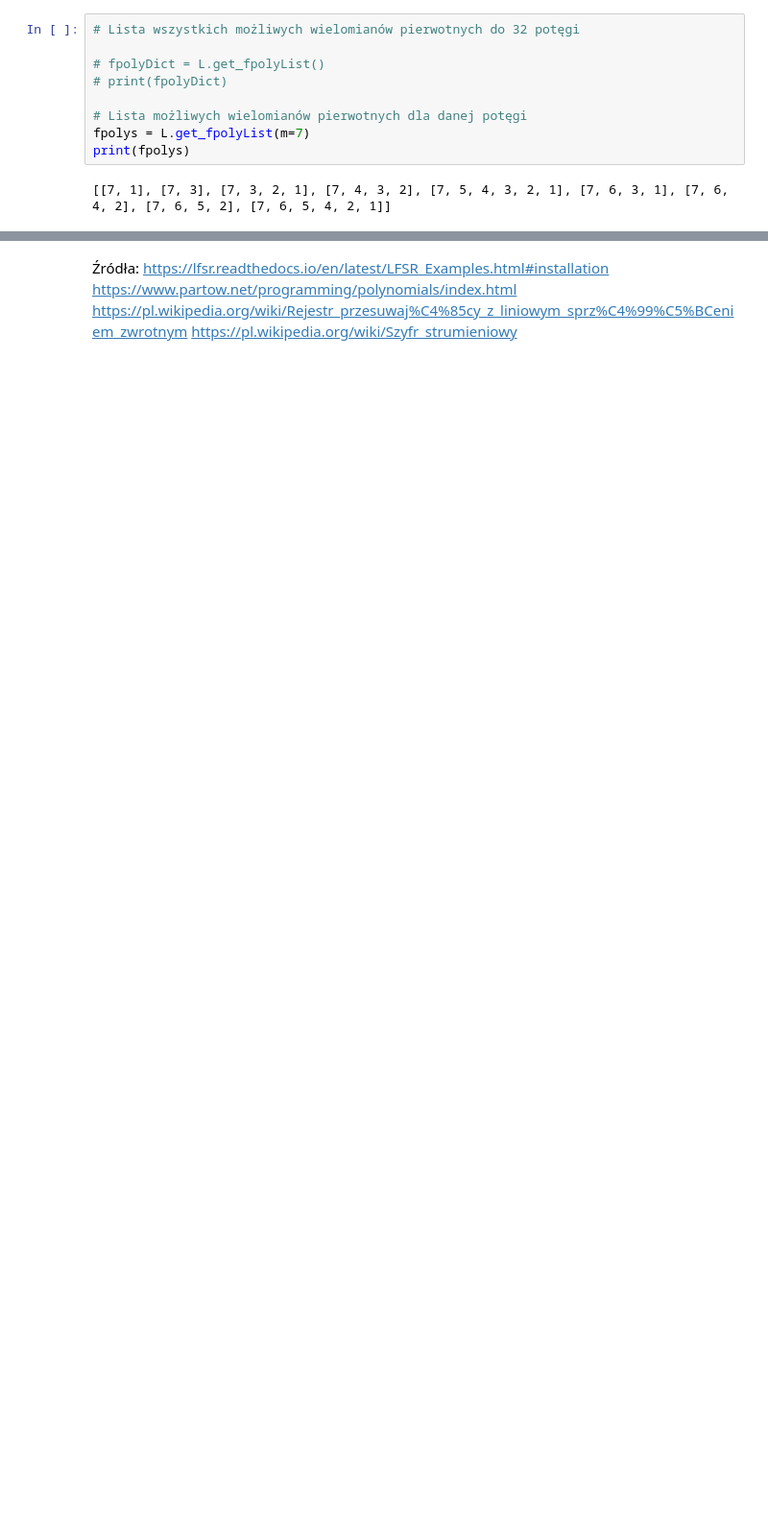
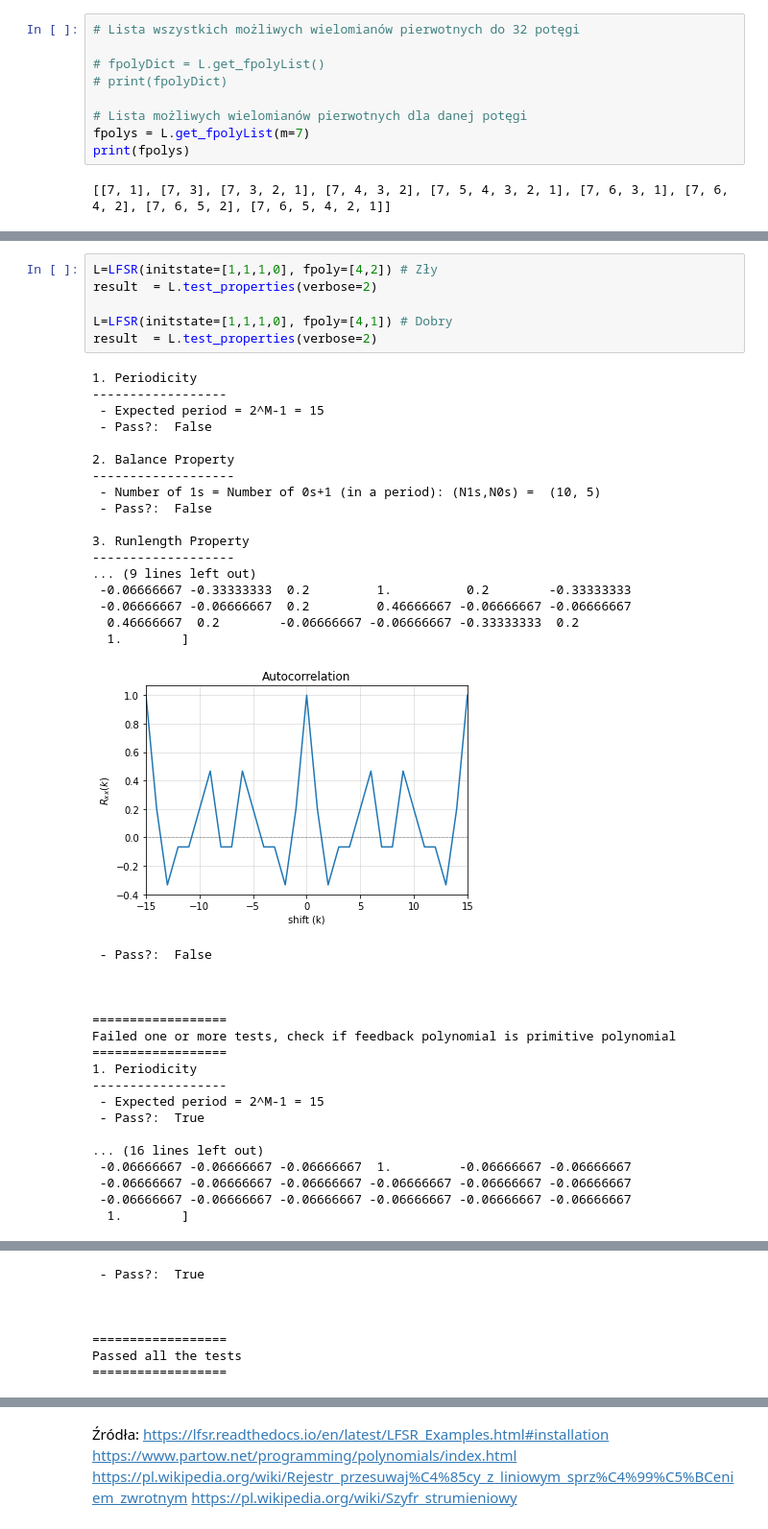
Before and after one commit to Kollbii/agh-lfsr-didactic-library, a Jupyter notebook: edu.ipynb, the cells around one changed output, grey strips where cells are left out. Shown: that part at 96% size. Saved outputs shown, nothing was run; the diff lists cells and outputs as text; blank space fills up the shorter version.

```diff
--- a/edu.ipynb
+++ b/edu.ipynb
@@ -111,0 +177,42 @@ number of 1s:  8
+# %%
+L=LFSR(initstate=[1,1,1,0], fpoly=[4,2]) # Zły
+result  = L.test_properties(verbose=2)
+
+L=LFSR(initstate=[1,1,1,0], fpoly=[4,1]) # Dobry
+result  = L.test_properties(verbose=2)
+# %% [output]
+1. Periodicity
+------------------
+ - Expected period = 2^M-1 = 15
+ - Pass?:  False
+
+2. Balance Property
+-------------------
+ - Number of 1s = Number of 0s+1 (in a period): (N1s,N0s) =  (10, 5)
+ - Pass?:  False
+
+3. Runlength Property
+-------------------
+... (9 lines left out)
+ -0.06666667 -0.33333333  0.2         1.          0.2        -0.33333333
+ -0.06666667 -0.06666667  0.2         0.46666667 -0.06666667 -0.06666667
+  0.46666667  0.2        -0.06666667 -0.06666667 -0.33333333  0.2
+  1.        ]
+[figure, added]
+ - Pass?:  False
+
+
+
+==================
+Failed one or more tests, check if feedback polynomial is primitive polynomial
+==================
+1. Periodicity
+------------------
+ - Expected period = 2^M-1 = 15
+ - Pass?:  True
+
+... (16 lines left out)
+ -0.06666667 -0.06666667 -0.06666667  1.         -0.06666667 -0.06666667
+ -0.06666667 -0.06666667 -0.06666667 -0.06666667 -0.06666667 -0.06666667
+ -0.06666667 -0.06666667 -0.06666667 -0.06666667 -0.06666667 -0.06666667
+  1.        ]
@@ -111,0 +220,7 @@ number of 1s:  8
+ - Pass?:  True
+
+
+
+==================
+Passed all the tests
+==================
```
Also changed, not shown: parts of 13 cells of this notebook.
